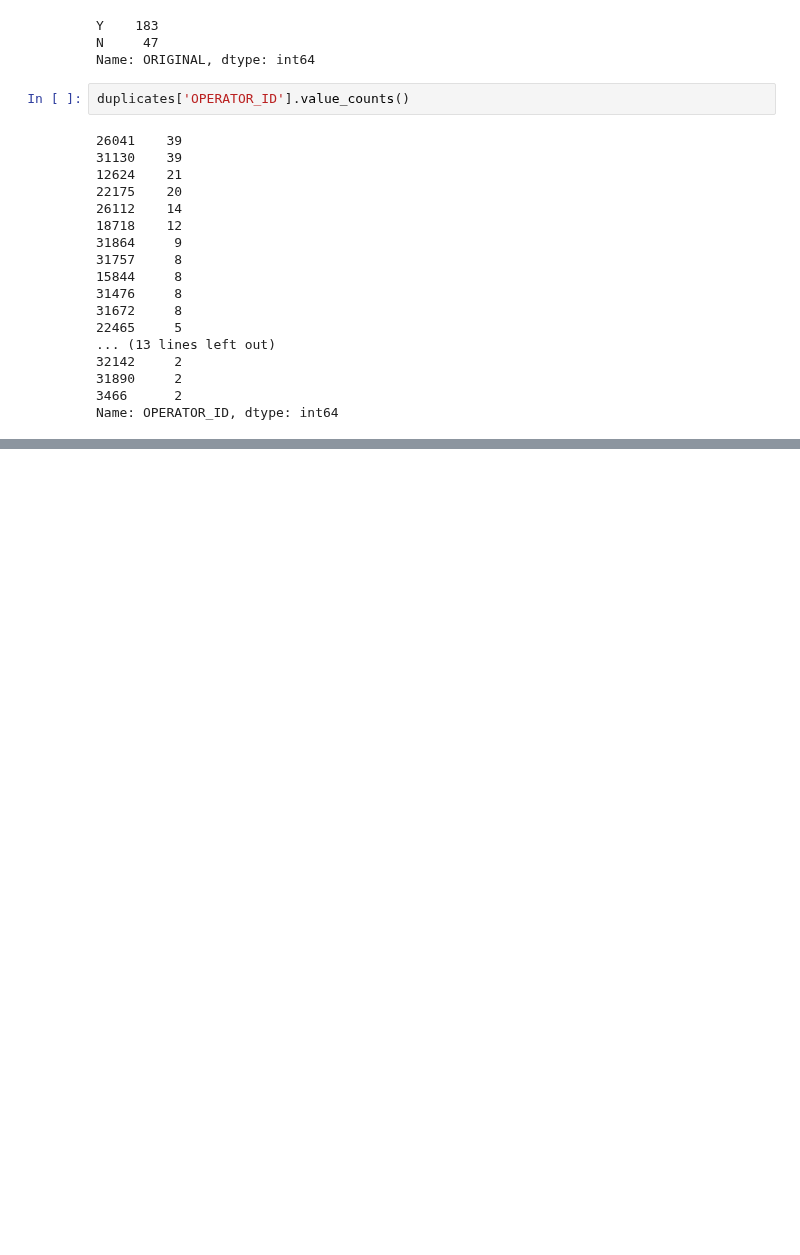
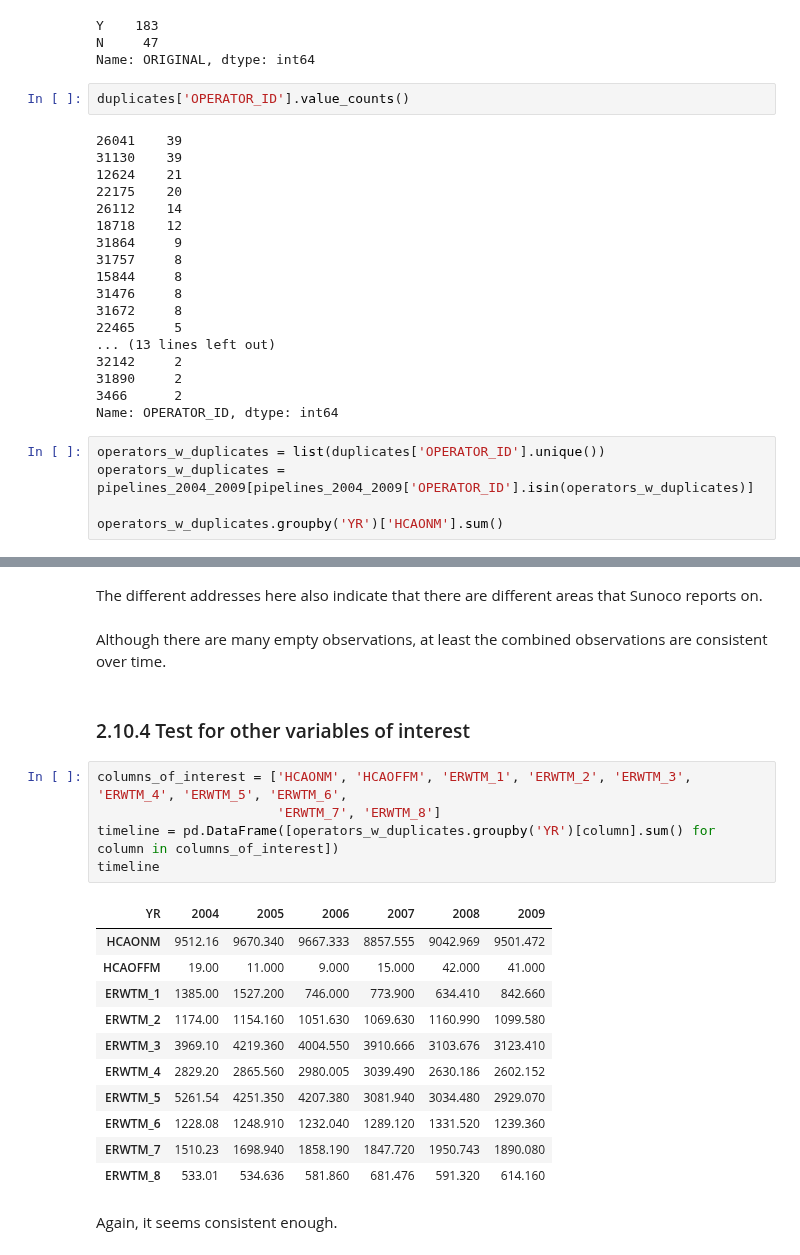
Before and after one commit to julianbarg/oil_industry, a Jupyter notebook: workbooks/2py_data_exploration.ipynb, the cells around one changed output, grey strips where cells are left out. Drawn from its saved outputs; the diff is of its cells as text; blank space fills up the shorter version.

```diff
--- a/workbooks/2py_data_exploration.ipynb
+++ b/workbooks/2py_data_exploration.ipynb
@@ -874,3 +872,8 @@ duplicates['OPERATOR_ID'].value_counts()
 31890     2
 3466      2
 Name: OPERATOR_ID, dtype: int64
+# %%
+operators_w_duplicates = list(duplicates['OPERATOR_ID'].unique())
+operators_w_duplicates = pipelines_2004_2009[pipelines_2004_2009['OPERATOR_ID'].isin(operators_w_duplicates)]
+
+operators_w_duplicates.groupby('YR')['HCAONM'].sum()
@@ -895,0 +997,25 @@ Name: OPERATOR_ID, Length: 230, dtype: bool
+# %% [markdown]
+The different addresses here also indicate that there are different areas that Sunoco reports on.
+# %% [markdown]
+Although there are many empty observations, at least the combined observations are consistent over time.
+# %% [markdown]
+### 2.10.4 Test for other variables of interest
+# %%
+columns_of_interest = ['HCAONM', 'HCAOFFM', 'ERWTM_1', 'ERWTM_2', 'ERWTM_3', 'ERWTM_4', 'ERWTM_5', 'ERWTM_6',
+                       'ERWTM_7', 'ERWTM_8']
+timeline = pd.DataFrame([operators_w_duplicates.groupby('YR')[column].sum() for column in columns_of_interest])
+timeline
+# %% [output]
+| YR | 2004 | 2005 | 2006 | 2007 | 2008 | 2009 |
+| HCAONM | 9512.16 | 9670.340 | 9667.333 | 8857.555 | 9042.969 | 9501.472 |
+| HCAOFFM | 19.00 | 11.000 | 9.000 | 15.000 | 42.000 | 41.000 |
+| ERWTM_1 | 1385.00 | 1527.200 | 746.000 | 773.900 | 634.410 | 842.660 |
+| ERWTM_2 | 1174.00 | 1154.160 | 1051.630 | 1069.630 | 1160.990 | 1099.580 |
+| ERWTM_3 | 3969.10 | 4219.360 | 4004.550 | 3910.666 | 3103.676 | 3123.410 |
+| ERWTM_4 | 2829.20 | 2865.560 | 2980.005 | 3039.490 | 2630.186 | 2602.152 |
+| ERWTM_5 | 5261.54 | 4251.350 | 4207.380 | 3081.940 | 3034.480 | 2929.070 |
+| ERWTM_6 | 1228.08 | 1248.910 | 1232.040 | 1289.120 | 1331.520 | 1239.360 |
+| ERWTM_7 | 1510.23 | 1698.940 | 1858.190 | 1847.720 | 1950.743 | 1890.080 |
+| ERWTM_8 | 533.01 | 534.636 | 581.860 | 681.476 | 591.320 | 614.160 |
+# %% [markdown]
+Again, it seems consistent enough.
```
Also changed, not shown: parts of 27 cells of this notebook, 1 other file.
